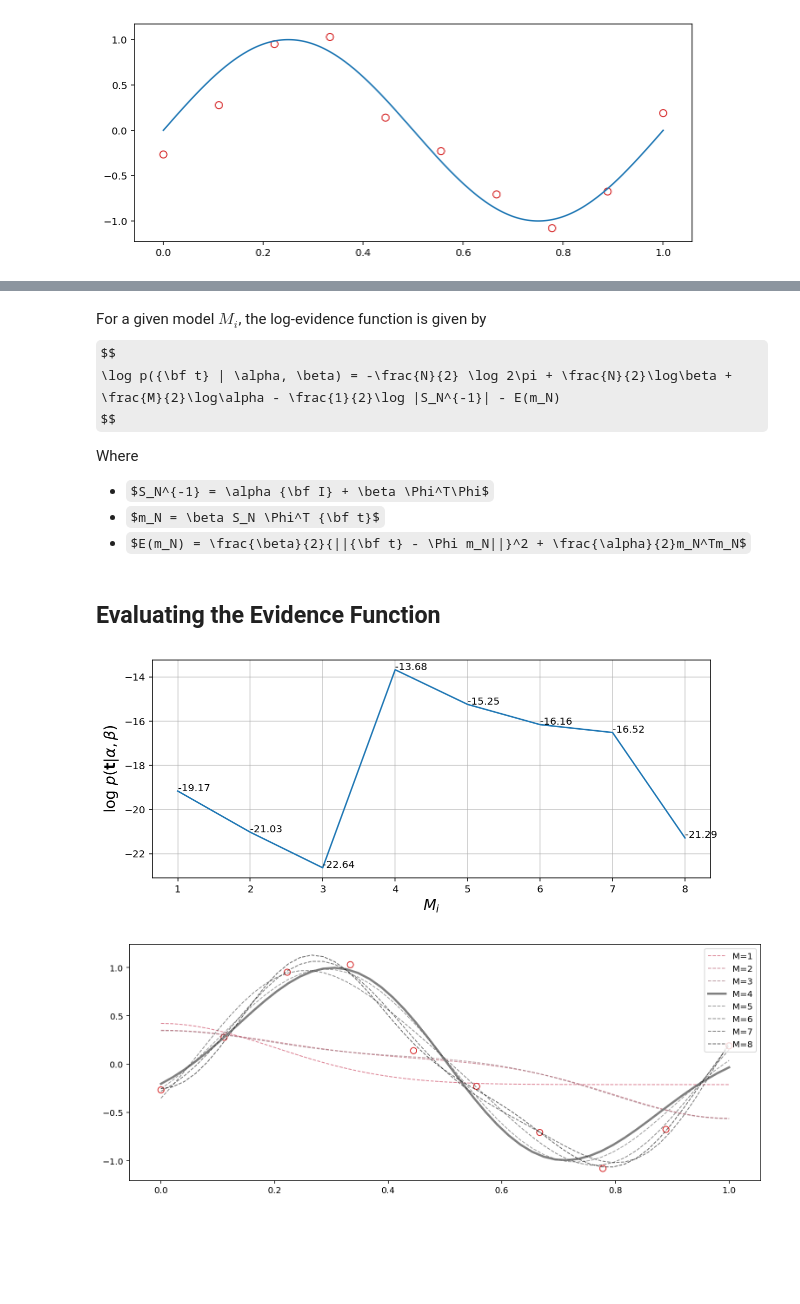
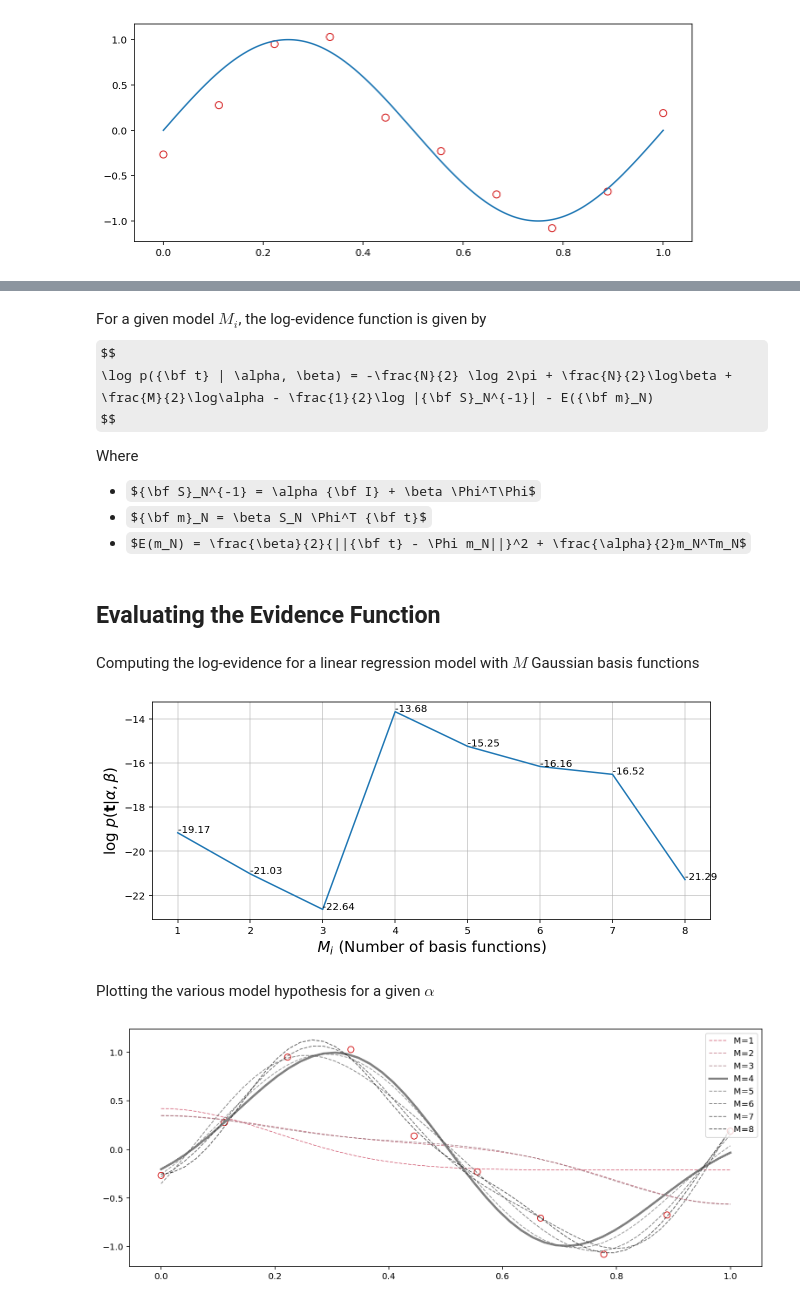
Before and after one commit to gerdm/prml, a Jupyter notebook: chapter3/evidence-approximation.ipynb, the cells around one changed output, grey strips where cells are left out. Drawn from its saved outputs; the diff is of its cells as text; code cells hidden in the pictures; some formulas as TeX source; blank space fills up the shorter version.

```diff
--- a/chapter3/evidence-approximation.ipynb
+++ b/chapter3/evidence-approximation.ipynb
@@ -45,12 +55,12 @@ $$
 # %% [markdown]
 For a given model $M_i$, the log-evidence function is given by
 $$
-    \log p({\bf t} | \alpha, \beta) = -\frac{N}{2} \log 2\pi + \frac{N}{2}\log\beta + \frac{M}{2}\log\alpha - \frac{1}{2}\log |S_N^{-1}| - E(m_N)
+    \log p({\bf t} | \alpha, \beta) = -\frac{N}{2} \log 2\pi + \frac{N}{2}\log\beta + \frac{M}{2}\log\alpha - \frac{1}{2}\log |{\bf S}_N^{-1}| - E({\bf m}_N)
 $$
 
 Where
-* $S_N^{-1} = \alpha {\bf I} + \beta \Phi^T\Phi$
-* $m_N = \beta S_N \Phi^T {\bf t}$
+* ${\bf S}_N^{-1} = \alpha {\bf I} + \beta \Phi^T\Phi$
+* ${\bf m}_N = \beta S_N \Phi^T {\bf t}$
 * $E(m_N) = \frac{\beta}{2}{||{\bf t} - \Phi m_N||}^2 + \frac{\alpha}{2}m_N^Tm_N$
 # %% [markdown]
 ## Evaluating the Evidence Function
@@ -150,22 +160,26 @@ def log_evidence(M, alpha, beta, s=0.5):
     log_ev = N / 2 * np.log(beta) + M / 2 * np.log(alpha) - \
              1 / 2 * np.log(det(SN_inv)) - E_mN - N / 2  * np.log(2 * np.pi)
     return np.asscalar(log_ev)
+# %% [markdown]
+Computing the log-evidence for a linear regression model with $M$ Gaussian basis functions
 # %%
 alpha, beta = 0.01, precision + 1
 s = 0.2
 models = [1, 2, 3, 4, 5, 6, 7, 8]
 
 evidences = [log_evidence(M, alpha, beta, s=s) for M in models]
 
 plt.figure(figsize=(10, 4))
 plt.plot(models, evidences)
 for m, ev in zip(models, evidences):
     plt.text(m, ev, f"{ev:0.2f}", horizontalalignment="left")
 plt.grid(alpha=0.7)
-plt.xlabel("$M_i$", size=15)
+plt.xlabel("$M_i$ (Number of basis functions)", size=15)
 plt.ylabel(r"$\log\ p({\bf t} | \alpha, \beta)$", size=15);
 # %% [output]
-[figure, old version]
+[figure, new version]
+# %% [markdown]
+Plotting the various model hypothesis for a given $\alpha$
 # %%
 plt.figure(figsize=(13, 5))
 plt.scatter(x_train, t_train, c="None", s=50, edgecolor="tab:red")
```
Also changed, not shown: parts of 8 cells of this notebook.
